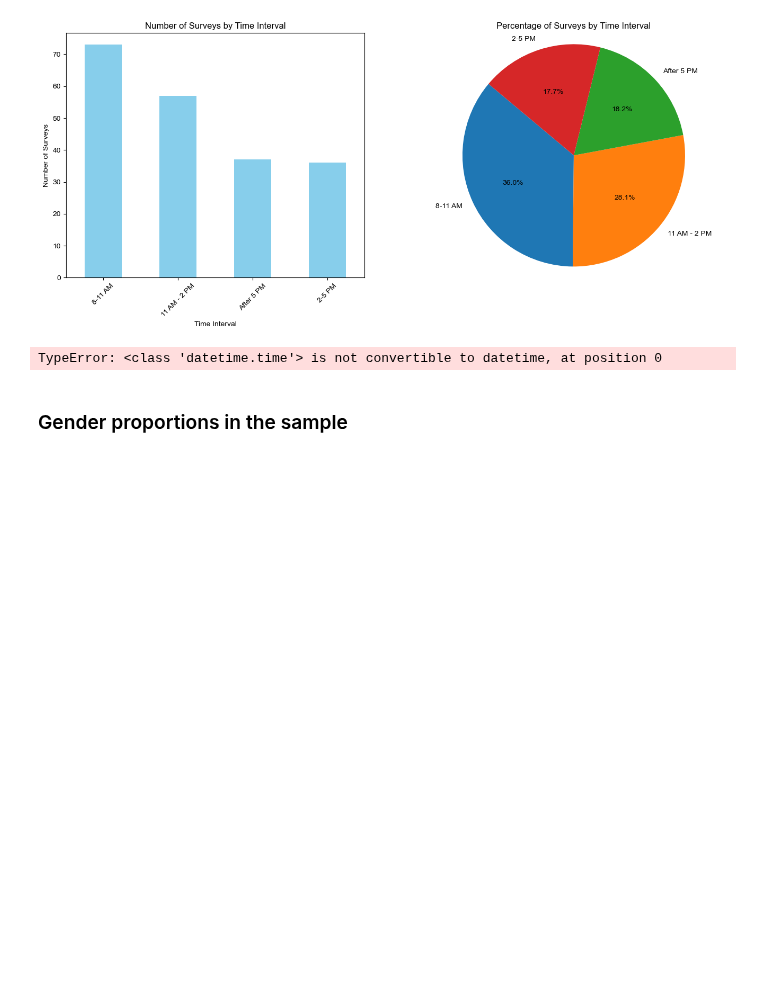
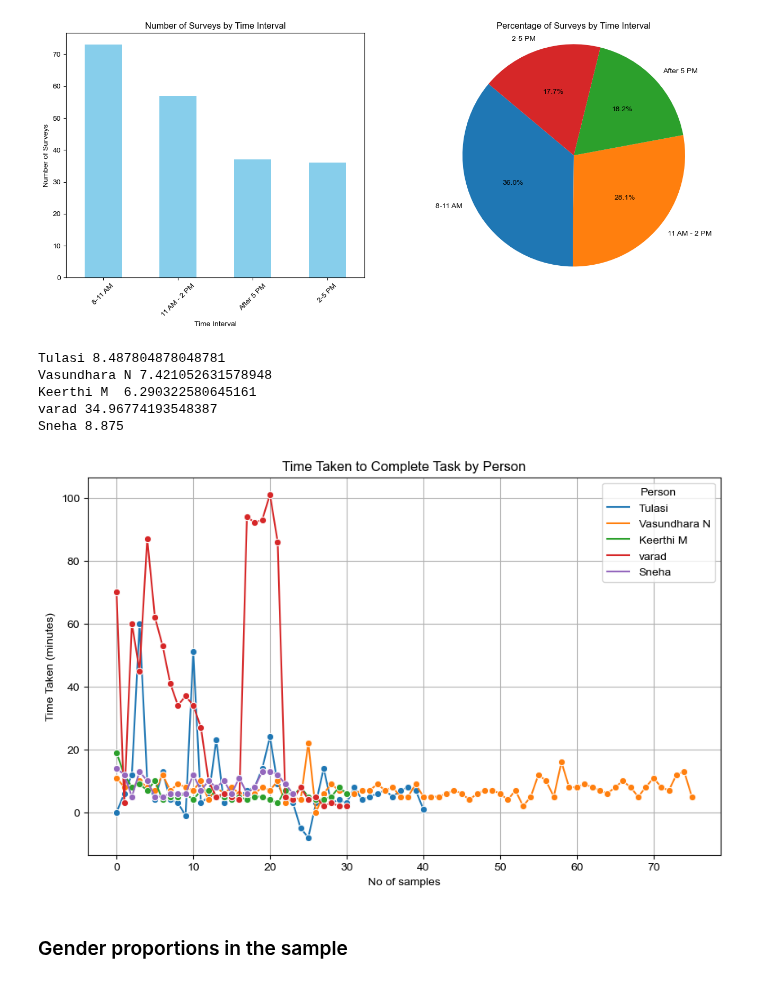
Before and after one commit to Gavaskar24/Metro, a Jupyter notebook: notebook/metro2.ipynb, the cells around one changed output. Cells and saved outputs as stored; diff of their text form; code cells hidden in the pictures; blank space fills up the shorter version.

```diff
--- a/notebook/metro2.ipynb
+++ b/notebook/metro2.ipynb
@@ -118,11 +98,5 @@ plt.show()
 # %%
 
 df['Time stamp time'] = pd.to_datetime(df['Timestamp']).apply(lambda x: x.time())
-df['Time stamp time']=pd.to_datetime(df['Time stamp time'])
 df['Start time of survey']=pd.to_datetime(df['Start time of survey'])
 df['Start time of survey'] = df['Start time of survey'].apply(lambda x: datetime.strftime(x, '%H:%M:%S'))
-# pd.to_datetime(df['Start time of survey']).strftime('%H:%M:%S')
-
-df['Time stamp time']-df['Start time of survey']
-# %% [output]
-TypeError: <class 'datetime.time'> is not convertible to datetime, at position 0
@@ -129,3 +119,27 @@ TypeError: <class 'datetime.time'> is not convertible to datetime, at position 0
+# %%
+# for each unique value of column 1, print the average value of time_diff
+for name in df['1'].unique():
+    print(name, df[df['1'] == name]['time_diff'].mean())
+# %% [output]
+Tulasi 8.487804878048781
+Vasundhara N 7.421052631578948
+Keerthi M  6.290322580645161
+varad 34.96774193548387
+Sneha 8.875
+# %%
+df['Person_Index'] = df.groupby('1').cumcount()
+
+# Plotting
+plt.figure(figsize=(10, 6))
+sns.lineplot(data=df, x='Person_Index', y='time_diff', hue='1', marker='o')
+plt.xlabel('No of samples')
+plt.ylabel('Time Taken (minutes)')
+plt.title('Time Taken to Complete Task by Person')
+plt.grid(True)
+plt.legend(title='Person')
+plt.show()
+# %% [output]
+[figure, added]
 # %% [markdown]
 ### Gender proportions in the sample
 # %%
```
Also changed, not shown: parts of 21 cells of this notebook, 2 other files.
